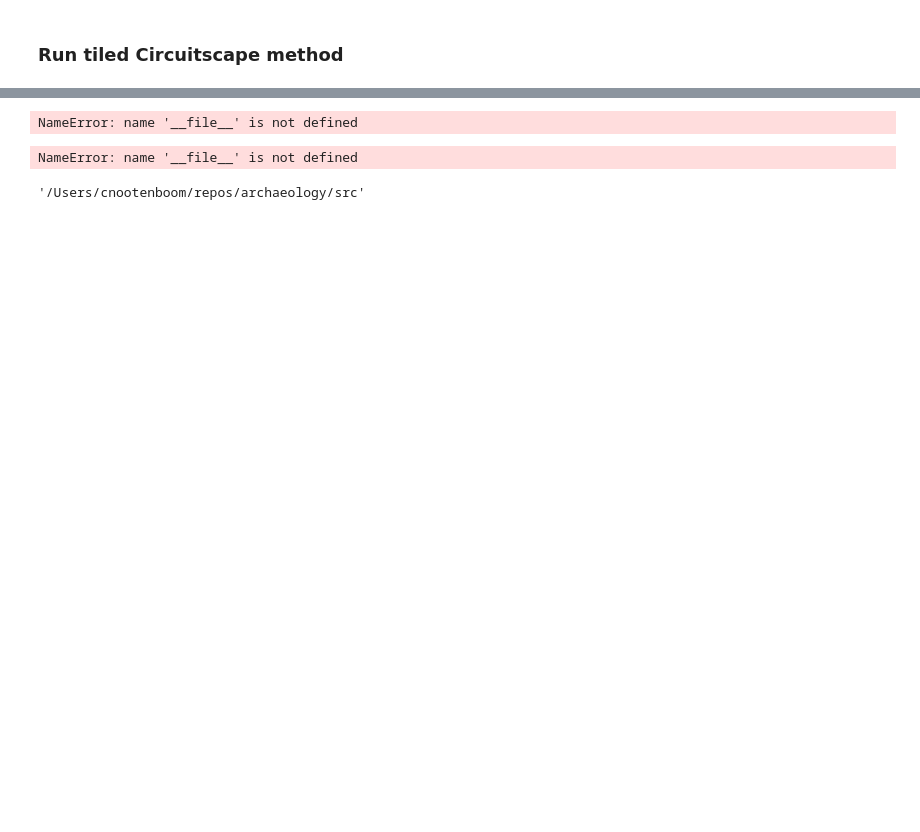
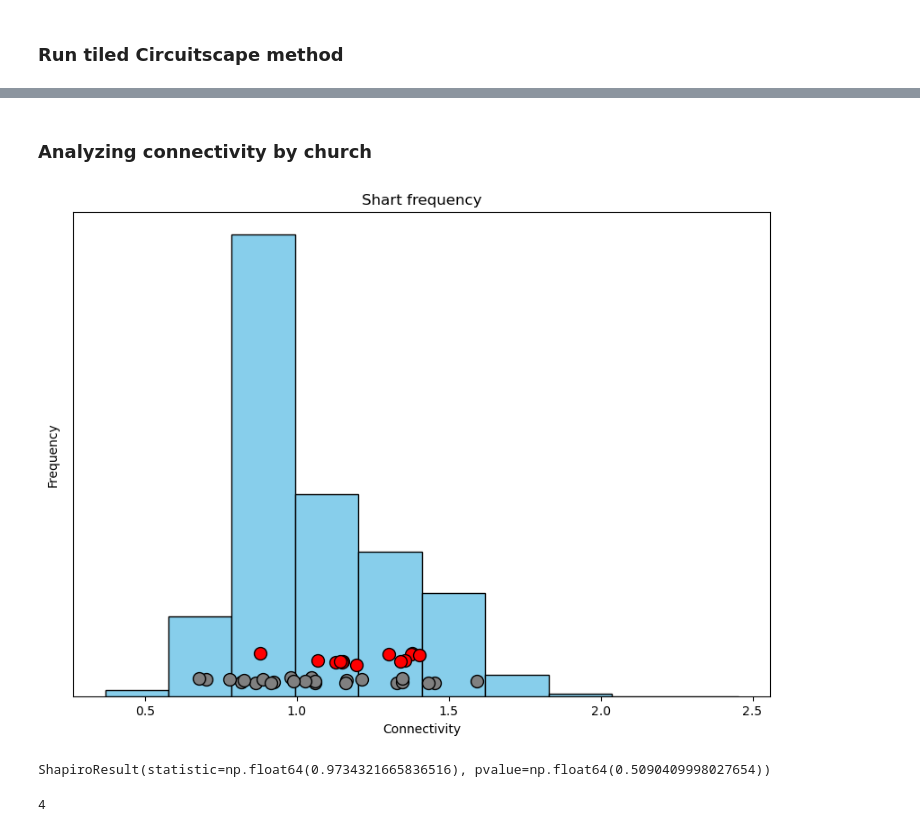
Before and after one commit to davise55/archaeology, a Jupyter notebook: src/aphrodisias.ipynb, the cells around one changed output, grey strips where cells are left out. Drawn from its saved outputs; the diff is of its cells as text; code cells hidden in the pictures; blank space fills up the shorter version.

```diff
--- a/src/aphrodisias.ipynb
+++ b/src/aphrodisias.ipynb
@@ -360,12 +448,2 @@ Input file size is 3236, 4033
-# %%
-__file__
-# %% [output]
-NameError: name '__file__' is not defined
-# %%
-Path(__file__).parent
-# %% [output]
-NameError: name '__file__' is not defined
-# %%
-os.path.abspath('')
-# %% [output]
-'/Users/cnootenboom/repos/archaeology/src'
+# %% [markdown]
+### Analyzing connectivity by church
@@ -371,0 +601,46 @@ os.path.abspath('')
+# %%
+# Figure iteration
+
+# Create connectivity histogram
+fig, axs = plt.subplots(1, 1, figsize =(10, 7))
+
+# Plot raster connectivity histogram
+plt.hist(connectivity_array, color="skyblue", edgecolor="black")
+plt.xlabel('Connectivity')
+plt.ylabel('Frequency')
+plt.title('Shart frequency')
+axs.yaxis.set_ticks_position('none')
+axs.axes.yaxis.set_ticklabels([])
+
+# # Plot church/sample locations as vertical lines
+# plt.vlines(x[y],ymin=0, ymax=3500000, colors="red")
+# plt.vlines(x[~y],ymin=0, ymax=3500000, colors="grey")
+
+# Create random array of values for scatterplot visualization (y axis of churches)
+rng = np.random.default_rng()
+sample_random_y = rng.uniform(100000,150000,len(current_col[~church_col]))
+church_random_y = rng.uniform(250000,350000,len(current_col[church_col]))
+
+# Plot church/sample locations as scatterplots
+plt.scatter(current_col[church_col],church_random_y, c="red", s=100, marker="o", edgecolors='black')
+plt.scatter(current_col[~church_col],sample_random_y, c="grey",s=100, marker="o", edgecolors='black')
+
+# Save figure
+plt.show()
+
+from scipy.stats import shapiro
+from scipy.stats import lognorm
+
+from scipy.stats import wilcoxon
+
+pointbiserialr(church_col, current_col)
+wilcoxon()
+# %% [output]
+[figure, added]
+ShapiroResult(statistic=np.float64(0.9734321665836516), pvalue=np.float64(0.5090409998027654))
+# %%
+test = [1,2,3,4]
+print(len(test))
+test_2 = test[:len(test)]
+# %% [output]
+4
```
Also changed, not shown: parts of 25 cells of this notebook.
